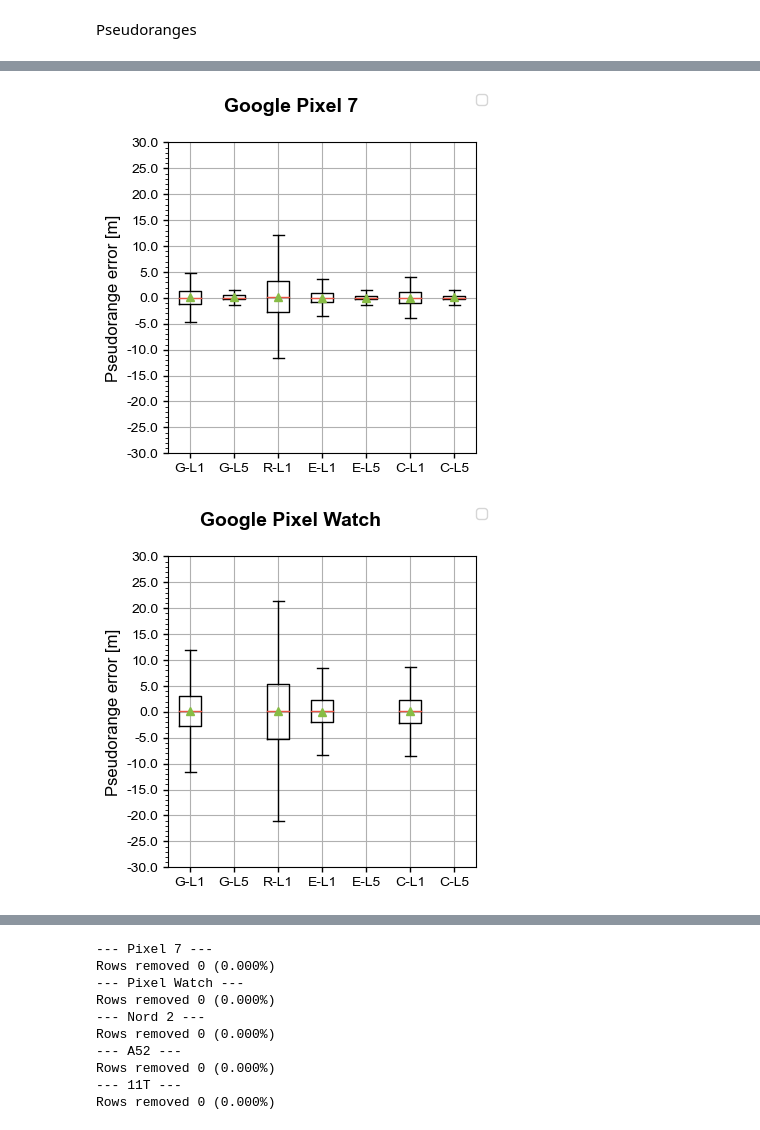
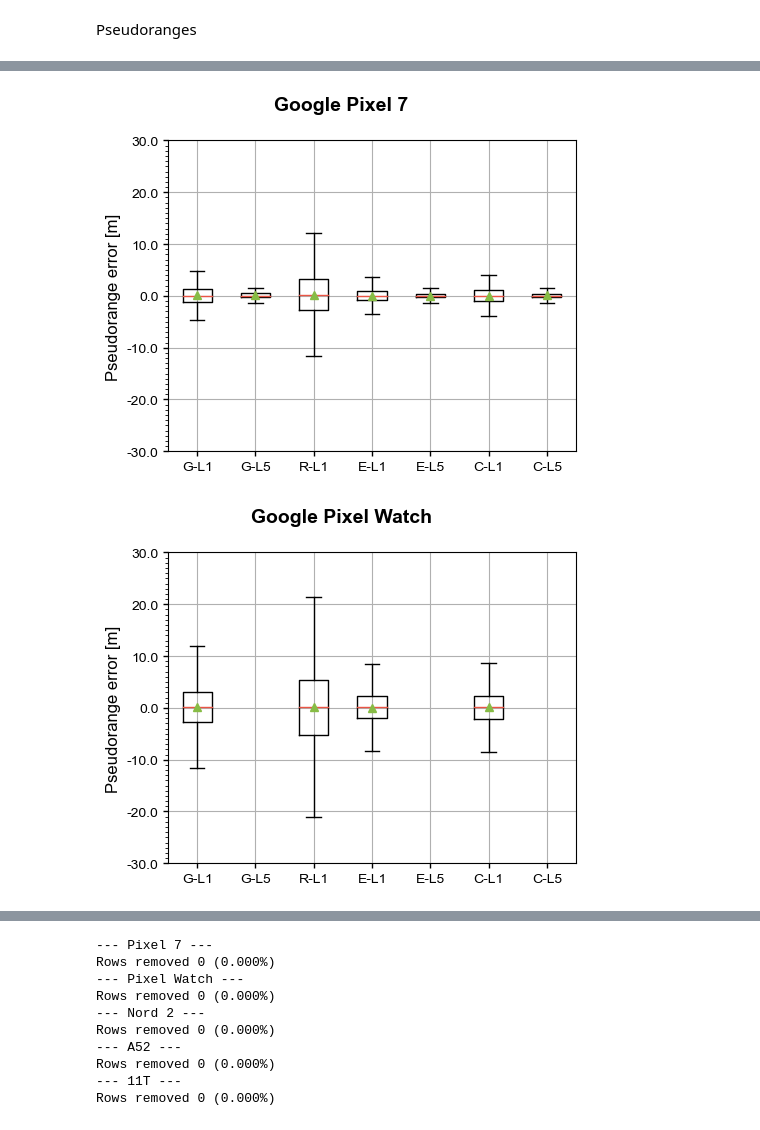
Before and after one commit to agrenier-gnss/MimirAnalyzer, a Jupyter notebook: jupyter/S1_static.ipynb, the cells around one changed output, grey strips where cells are left out. Drawn from its saved outputs; the diff is of its cells as text; code cells hidden in the pictures.

```diff
--- a/jupyter/S1_static.ipynb
+++ b/jupyter/S1_static.ipynb
@@ -227,7 +227,7 @@ stats = []
 for log in _logs:
     log.raw = misc.filterValues(log.raw, 'PseudorangeAcceleration', 300)
     log.raw[list(misc.GnssState_Str.values())] = log.raw.apply(lambda row: misc.getSplitState(row['State'], bits=17, type='tracking'), axis='columns', result_type='expand')
-    stats.append(log.ref.df['pseudorange_error'].describe(percentiles=[0.5, 0.68, .95, .997]))
+    stats.append(log.ref.df['pseudorange_error'].describe(percentiles=[0.5]))
 stats = pd.concat(stats, keys=device_list, axis=1).T
 stats
 # %% [output]
@@ -245,12 +309,13 @@ Rows removed 32 (0.039%)
 # %%
 
 plotStatisticsDataBox(_logs,
                       'PseudorangeAcceleration',
                       'Pseudorange error [m]',
                       ('G', 'R', 'E', 'C'),
                       ('L1', 'L5'),
                       lim=30,
-                      ticks=[1,5])
+                      ticks=[1,10],
+                      save="../.output/s1_pseudo")
 # %% [output]
-[figure, old version]
+[figure, new version]
-[figure, old version]
+[figure, new version]
```
Also changed, not shown: parts of 11 cells of this notebook, 1 other file.
